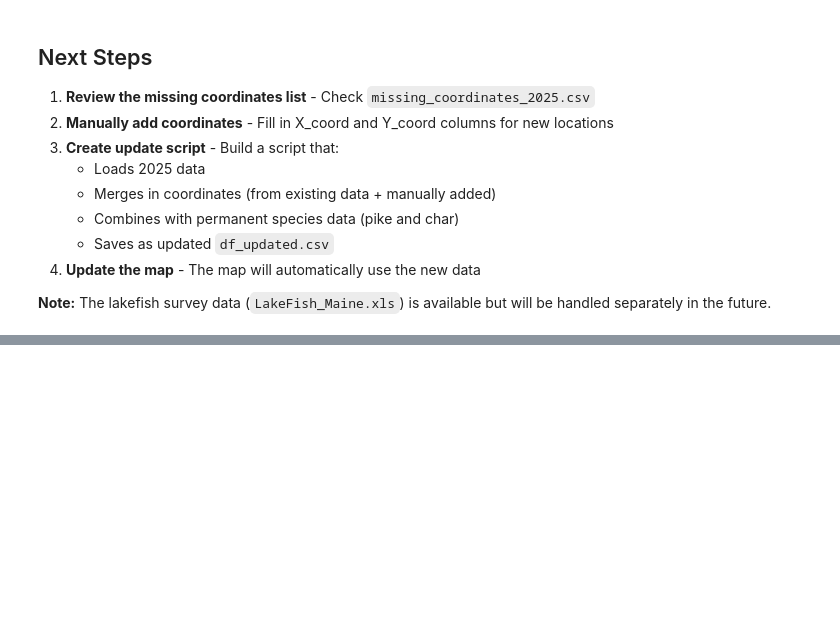
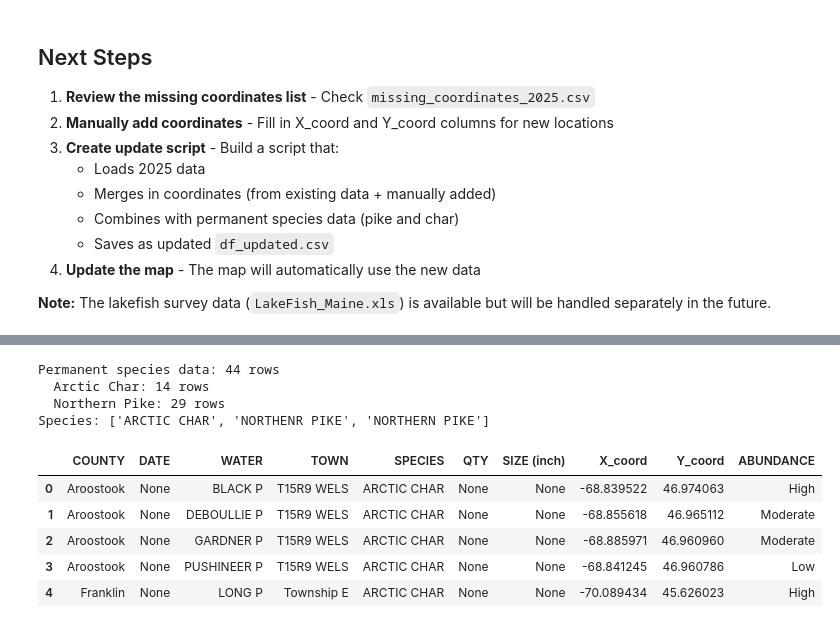
Before and after one commit to JonathanK556/maine-fish-map, a Jupyter notebook: Explore_2025_Data.ipynb, the cells around one changed output, grey strips where cells are left out. Saved outputs shown, nothing was run; the diff lists cells and outputs as text; code cells hidden in the pictures; blank space fills up the shorter version.

Commit message:
Update data with 2025 stocking data: add all coordinates, include all permanent species, convert QTY/SIZE to integers

```diff
--- a/Explore_2025_Data.ipynb
+++ b/Explore_2025_Data.ipynb
@@ -496,0 +549,59 @@ Comparison (2024 vs 2025):
+# %%
+# Load permanent species data directly from char.csv and pike.csv
+# This ensures we get ALL locations, including any that might be missing from df_current
+char_df = pd.read_csv('char.csv')
+pike_df = pd.read_csv('pike.csv')
+
+# Standardize char.csv columns (column names are swapped: Y_coord=lat, X_coord=lon)
+# We need: X_coord=longitude, Y_coord=latitude
+char_df = char_df.rename(columns={'Y_coord': 'Y_coord_lat', 'X_coord': 'X_coord_lon'})
+char_df['X_coord'] = char_df['X_coord_lon']  # X_coord = longitude
+char_df['Y_coord'] = char_df['Y_coord_lat']  # Y_coord = latitude
+char_df = char_df.drop(columns=['Y_coord_lat', 'X_coord_lon'])
+
+# Standardize pike.csv columns (column names are swapped: Y_coord=lat, X_coord=lon)
+pike_df = pike_df.rename(columns={'Y_coord': 'Y_coord_lat', 'X_coord': 'X_coord_lon'})
+pike_df['X_coord'] = pike_df['X_coord_lon']  # X_coord = longitude
+pike_df['Y_coord'] = pike_df['Y_coord_lat']  # Y_coord = latitude
+pike_df = pike_df.drop(columns=['Y_coord_lat', 'X_coord_lon'])
+
+# Add missing columns to match expected format
+# char.csv has ABUNDANCE, pike.csv doesn't
+if 'ABUNDANCE' not in pike_df.columns:
+    pike_df['ABUNDANCE'] = None
+if 'DATE' not in char_df.columns:
+    char_df['DATE'] = None
+if 'DATE' not in pike_df.columns:
+    pike_df['DATE'] = None
+if 'QTY' not in char_df.columns:
+    char_df['QTY'] = None
+if 'QTY' not in pike_df.columns:
+    pike_df['QTY'] = None
+if 'SIZE (inch)' not in char_df.columns:
+    char_df['SIZE (inch)'] = None
+if 'SIZE (inch)' not in pike_df.columns:
+    pike_df['SIZE (inch)'] = None
+
+# Combine char and pike data
+permanent_data = pd.concat([char_df, pike_df], ignore_index=True)
+
+# Ensure proper column order
+column_order = ['COUNTY', 'DATE', 'WATER', 'TOWN', 'SPECIES', 'QTY', 'SIZE (inch)', 'X_coord', 'Y_coord', 'ABUNDANCE']
+permanent_data = permanent_data[column_order]
+
+print(f"Permanent species data: {len(permanent_data)} rows")
+print(f"  Arctic Char: {len(permanent_data[permanent_data['SPECIES']=='ARCTIC CHAR'])} rows")
+print(f"  Northern Pike: {len(permanent_data[permanent_data['SPECIES']=='NORTHERN PIKE'])} rows")
+print(f"Species: {sorted(permanent_data['SPECIES'].unique())}")
+permanent_data.head()
+# %% [output]
+Permanent species data: 44 rows
+  Arctic Char: 14 rows
+  Northern Pike: 29 rows
+Species: ['ARCTIC CHAR', 'NORTHENR PIKE', 'NORTHERN PIKE']
+|  | COUNTY | DATE | WATER | TOWN | SPECIES | QTY | SIZE (inch) | X_coord | Y_coord | ABUNDANCE |
+| 0 | Aroostook | None | BLACK P | T15R9 WELS | ARCTIC CHAR | None | None | -68.839522 | 46.974063 | High |
+| 1 | Aroostook | None | DEBOULLIE P | T15R9 WELS | ARCTIC CHAR | None | None | -68.855618 | 46.965112 | Moderate |
+| 2 | Aroostook | None | GARDNER P | T15R9 WELS | ARCTIC CHAR | None | None | -68.885971 | 46.960960 | Moderate |
+| 3 | Aroostook | None | PUSHINEER P | T15R9 WELS | ARCTIC CHAR | None | None | -68.841245 | 46.960786 | Low |
+| 4 | Franklin | None | LONG P | Township E | ARCTIC CHAR | None | None | -70.089434 | 45.626023 | High |
```
Also changed, not shown: parts of 15 cells of this notebook, 11 other files.
